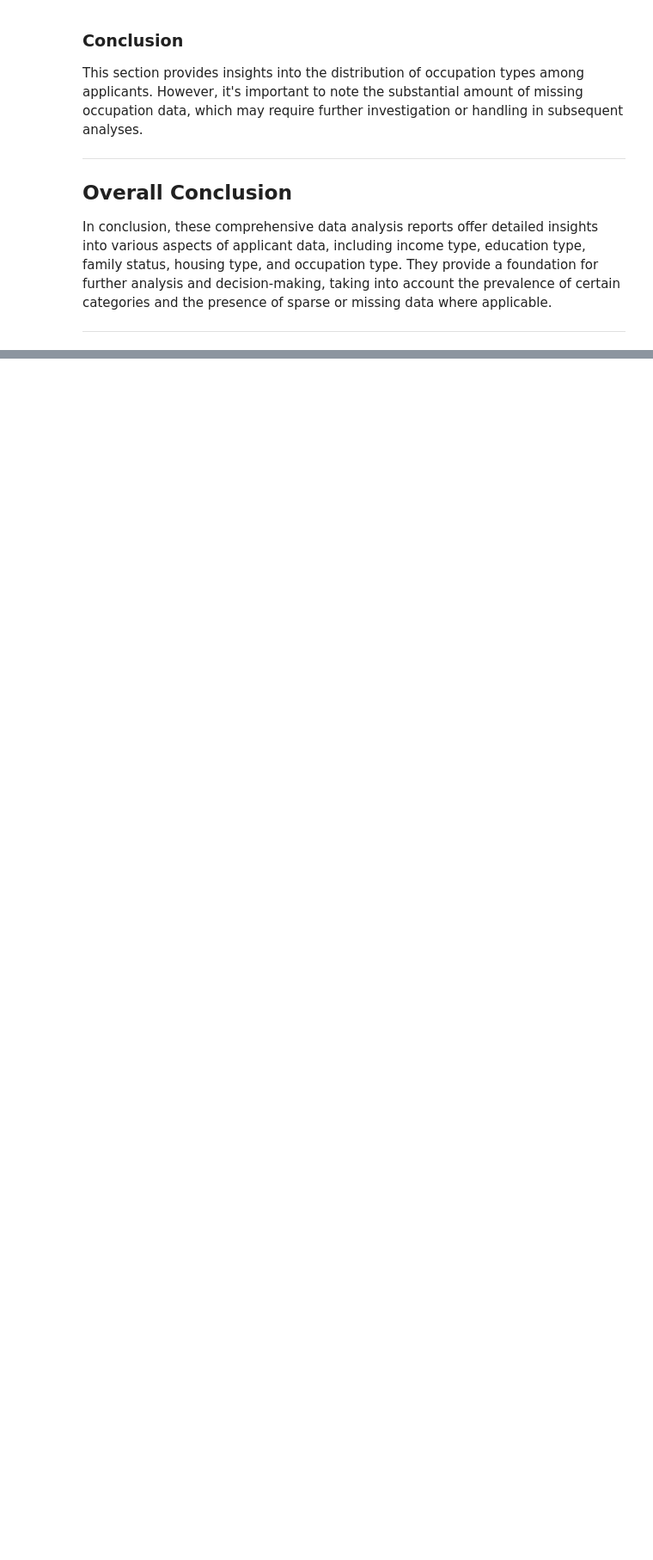
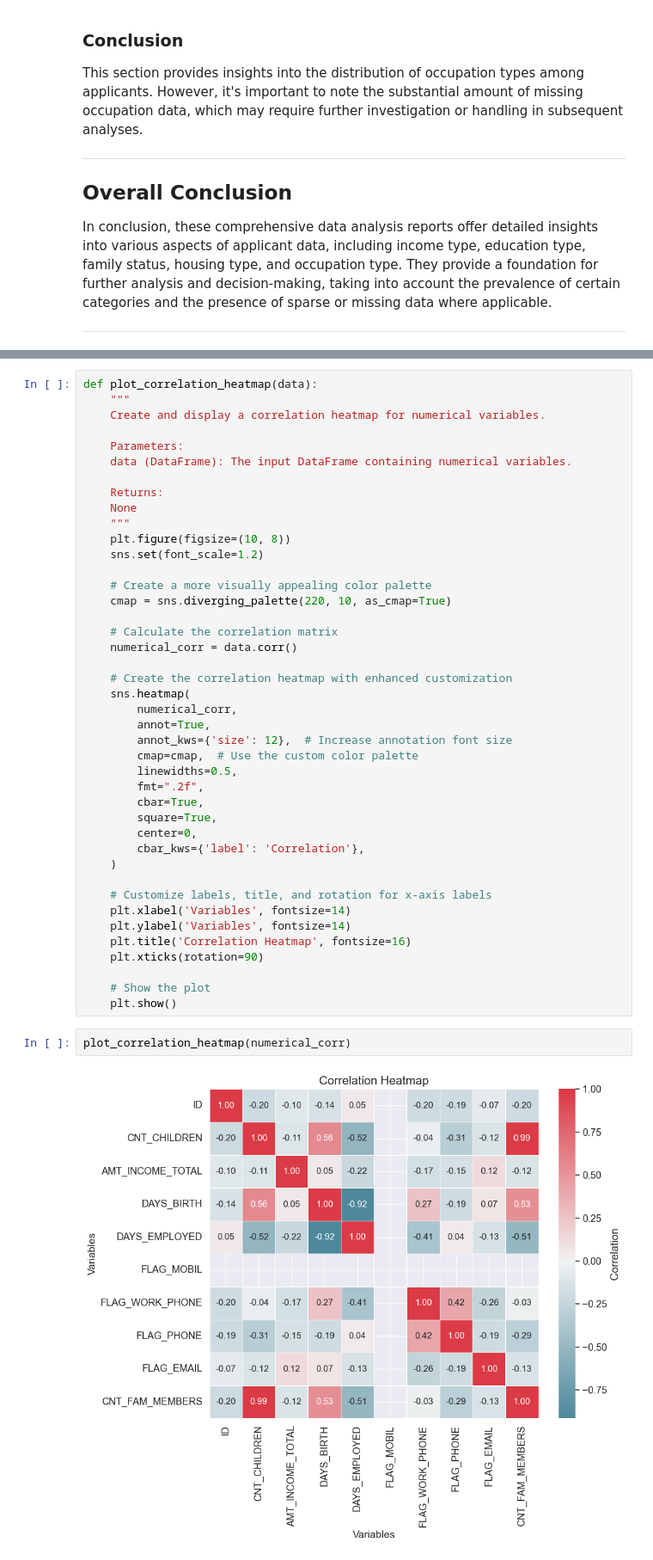
Before and after one commit to ThomasProce/credit-risk-classification, a Jupyter notebook: credit_risk.ipynb, the cells around one changed output, grey strips where cells are left out. Shown at 86% size. Saved outputs shown, nothing was run; the diff lists cells and outputs as text; blank space fills up the shorter version.

Commit message:
performed correlation analysis

```diff
--- a/credit_risk.ipynb
+++ b/credit_risk.ipynb
@@ -544,0 +612,46 @@ In conclusion, these comprehensive data analysis reports offer detailed insights
+# %%
+def plot_correlation_heatmap(data):
+    """
+    Create and display a correlation heatmap for numerical variables.
+
+    Parameters:
+    data (DataFrame): The input DataFrame containing numerical variables.
+
+    Returns:
+    None
+    """
+    plt.figure(figsize=(10, 8))
+    sns.set(font_scale=1.2)
+
+    # Create a more visually appealing color palette
+    cmap = sns.diverging_palette(220, 10, as_cmap=True)
+
+    # Calculate the correlation matrix
+    numerical_corr = data.corr()
+
+    # Create the correlation heatmap with enhanced customization
+    sns.heatmap(
+        numerical_corr,
+        annot=True,
+        annot_kws={'size': 12},  # Increase annotation font size
+        cmap=cmap,  # Use the custom color palette
+        linewidths=0.5,
+        fmt=".2f",
+        cbar=True,
+        square=True,
+        center=0,
+        cbar_kws={'label': 'Correlation'},
+    )
+
+    # Customize labels, title, and rotation for x-axis labels
+    plt.xlabel('Variables', fontsize=14)
+    plt.ylabel('Variables', fontsize=14)
+    plt.title('Correlation Heatmap', fontsize=16)
+    plt.xticks(rotation=90)
+
+    # Show the plot
+    plt.show()
+# %%
+plot_correlation_heatmap(numerical_corr)
+# %% [output]
+[figure, added]
```
Also changed, not shown: parts of 12 cells of this notebook.
